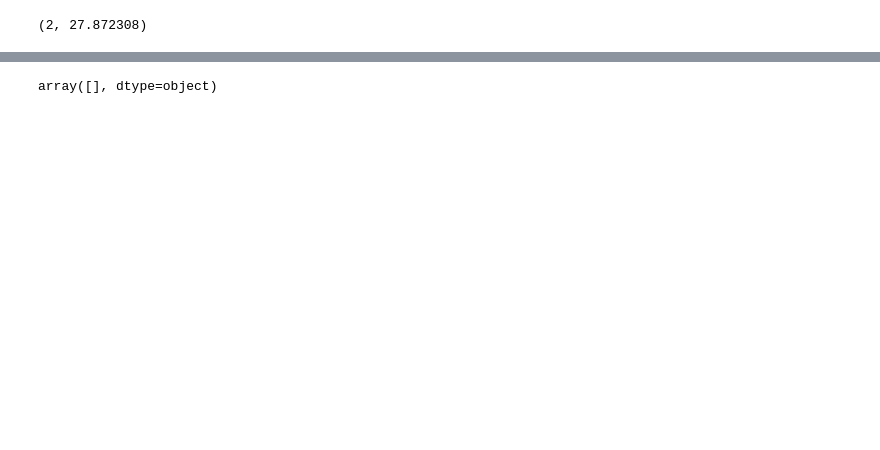
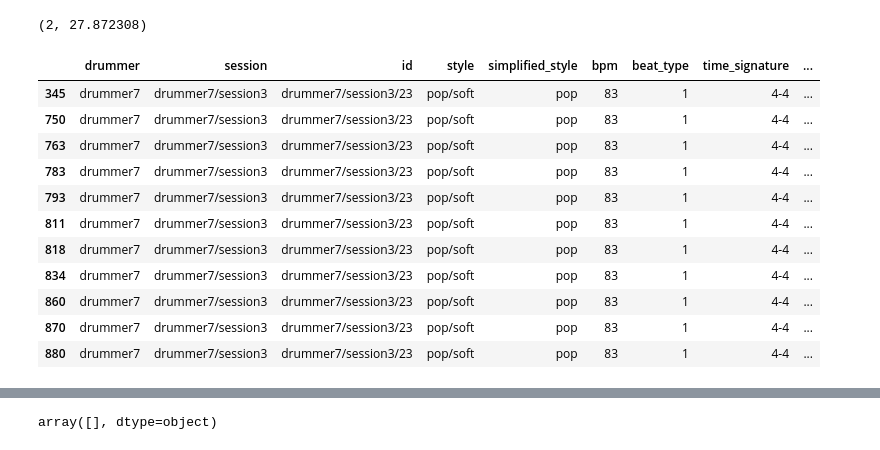
Before and after one commit to Knerten0815/GrooveLens, a Jupyter notebook: Notebooks/label_balancing.ipynb, the cells around one changed output, grey strips where cells are left out. Drawn from its saved outputs; the diff is of its cells as text; code cells hidden in the pictures; blank space fills up the shorter version.

Commit message:
fixed picking of random samples.

```diff
--- a/Notebooks/label_balancing.ipynb
+++ b/Notebooks/label_balancing.ipynb
@@ -111,30 +120,56 @@ random.seed(RANDOM_SEED)
 data["possible_samples"] = (data.duration / SAMPLE_DURATION)
 data.possible_samples = data.possible_samples - 1.0
 
+# dataframe to save the new samples in
+new_samples_df = pd.DataFrame(columns=data.columns)
+
 for style in data.simplified_style.unique():
-    samples = data[data.simplified_style == style]
+    style_count = len(data[data.simplified_style == style])
 
-    while len(samples) < SAMPLES_PER_GENRE:
-        samples = data[data.simplified_style == style]
-        possible_samples = samples[(samples.possible_samples >= 1.0) & (samples.times_sampled < MAX_SAMPLES_PER_FILE)]
+    while style_count < SAMPLES_PER_GENRE:
+        # pick list of samples that can still be sampled, but are not oversampled
+        possible_files_to_sample = data[(data.simplified_style == style) & (data.possible_samples >= 1.0) & (data.times_sampled < MAX_SAMPLES_PER_FILE)]
 
         # pick random file
-        index = random.randint(0, len(possible_samples)-1)
-        filename = possible_samples.iloc[index].audio_filename
+        index = random.randint(0, len(possible_files_to_sample)-1)
+        filename = possible_files_to_sample.iloc[index].audio_filename
 
         # pick an unused area to sample 2 seconds from
-        unused_area = pick_area_to_sample(possible_samples.iloc[index].audio_filename)
+        unused_area = pick_area_to_sample(possible_files_to_sample.iloc[index].audio_filename)
         if(unused_area == None):
             data.loc[(data.audio_filename == filename), "possible_samples"] = -1.0
             # try another file
             continue
 
-        new_sample = possible_samples.iloc[index].copy()
+        # pick a random sample from the unused area
+        new_sample = possible_files_to_sample.iloc[index].copy()
         new_sample.start = random.uniform(unused_area[0], unused_area[1] - 2.0)
         new_sample.end = new_sample.start + 2.0
-        #new_sample.times_sampled += 1
-        data = pd.concat([data, new_sample.to_frame().T], ignore_index=True)
 
-        # subtract 1 from the column possible_samples from all entries of a Dataframe where the column audio_filename is equal to 'test'
-        data.loc[(data.audio_filename == filename), "possible_samples"] = data.loc[(data.audio_filename == filename), "possible_samples"] - 1.0
-        data.loc[(data.audio_filename == filename), "times_sampled"] = data.loc[(data.audio_filename == filename), "times_sampled"] + 1.0
+        # add new entry to list
+        new_samples_df = pd.concat([new_samples_df, new_sample.to_frame().T], ignore_index=True)
+
+        # update the original dataframe
+        update_sampling_counter(data, filename)
+        # update all the new entries
+        update_sampling_counter(new_samples_df, filename)
+
+        style_count += 1
+
+# add all new samples to the original dataframe
+data = pd.concat([data, new_samples_df], ignore_index=True)
+# %%
+data[data.audio_filename == "drummer7/session3/23_pop-soft_83_beat_4-4.wav"]
+# %% [output]
+|  | drummer | session | id | style | simplified_style | bpm | beat_type | time_signature | ... |
+| 345 | drummer7 | drummer7/session3 | drummer7/session3/23 | pop/soft | pop | 83 | 1 | 4-4 | ... |
+| 750 | drummer7 | drummer7/session3 | drummer7/session3/23 | pop/soft | pop | 83 | 1 | 4-4 | ... |
+| 763 | drummer7 | drummer7/session3 | drummer7/session3/23 | pop/soft | pop | 83 | 1 | 4-4 | ... |
+| 783 | drummer7 | drummer7/session3 | drummer7/session3/23 | pop/soft | pop | 83 | 1 | 4-4 | ... |
+| 793 | drummer7 | drummer7/session3 | drummer7/session3/23 | pop/soft | pop | 83 | 1 | 4-4 | ... |
+| 811 | drummer7 | drummer7/session3 | drummer7/session3/23 | pop/soft | pop | 83 | 1 | 4-4 | ... |
+| 818 | drummer7 | drummer7/session3 | drummer7/session3/23 | pop/soft | pop | 83 | 1 | 4-4 | ... |
+| 834 | drummer7 | drummer7/session3 | drummer7/session3/23 | pop/soft | pop | 83 | 1 | 4-4 | ... |
+| 860 | drummer7 | drummer7/session3 | drummer7/session3/23 | pop/soft | pop | 83 | 1 | 4-4 | ... |
+| 870 | drummer7 | drummer7/session3 | drummer7/session3/23 | pop/soft | pop | 83 | 1 | 4-4 | ... |
+| 880 | drummer7 | drummer7/session3 | drummer7/session3/23 | pop/soft | pop | 83 | 1 | 4-4 | ... |
```
Also changed, not shown: parts of 6 cells of this notebook, 1 other file.
